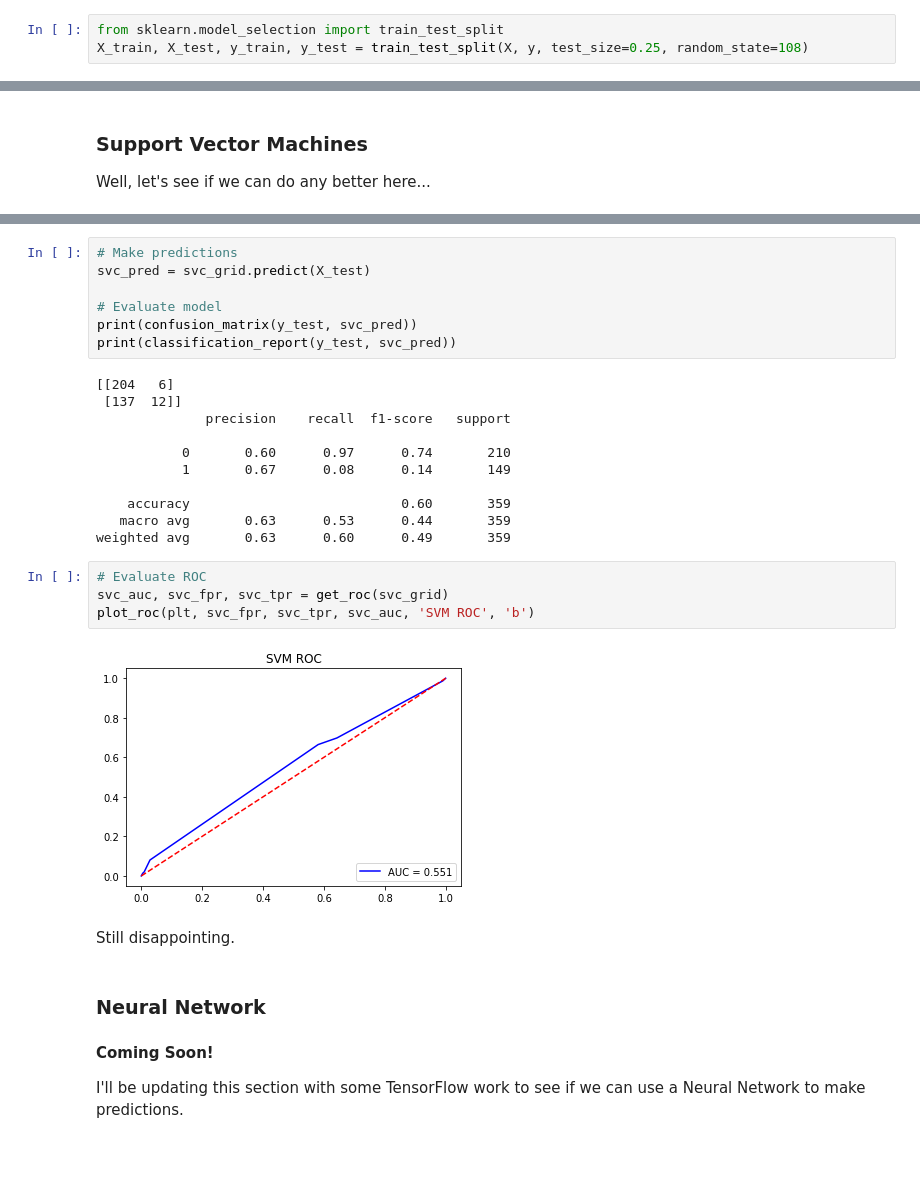
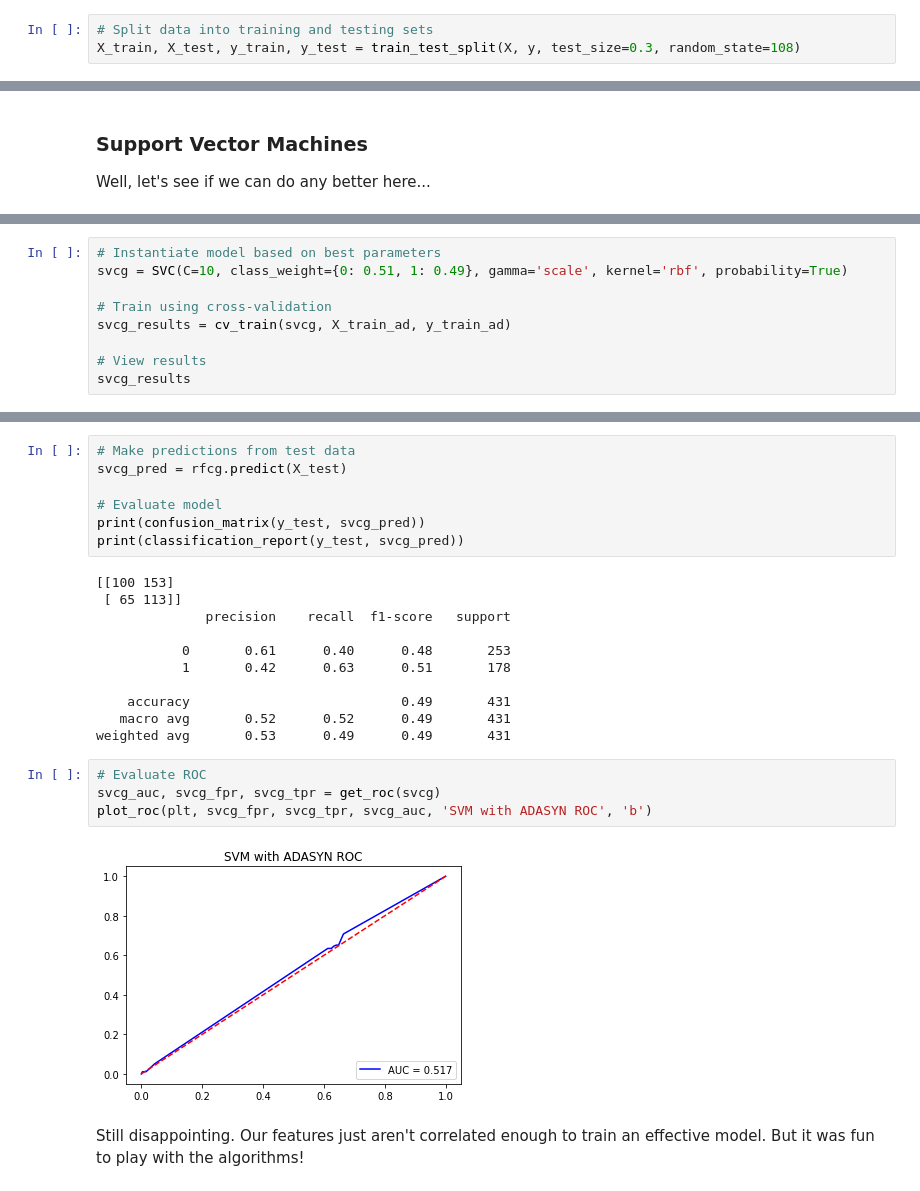
Before and after one commit to kristinamb15/horror-project, a Jupyter notebook: notebooks/a_and_v.ipynb, the cells around one changed output, grey strips where cells are left out. Drawn from its saved outputs; the diff is of its cells as text; blank space fills up the shorter version.

Commit message:
Updated ML algorithms

```diff
--- a/notebooks/a_and_v.ipynb
+++ b/notebooks/a_and_v.ipynb
@@ -310,6 +353,6 @@ y = char_ml['killed_True']
 # %%
-from sklearn.model_selection import train_test_split
-X_train, X_test, y_train, y_test = train_test_split(X, y, test_size=0.25, random_state=108)
+# Split data into training and testing sets
+X_train, X_test, y_train, y_test = train_test_split(X, y, test_size=0.3, random_state=108)
 # %% [markdown]
 ### Logistic Regression
 # %%
@@ -639,0 +872,9 @@ Best: 0.518095 using {'C': 10, 'class_weight': {0: 1, 1: 1}, 'kernel': 'linear',
+# %%
+# Instantiate model based on best parameters
+svcg = SVC(C=10, class_weight={0: 0.51, 1: 0.49}, gamma='scale', kernel='rbf', probability=True)
+
+# Train using cross-validation
+svcg_results = cv_train(svcg, X_train_ad, y_train_ad)
+
+# View results
+svcg_results
@@ -640,32 +899,26 @@ Best: 0.518095 using {'C': 10, 'class_weight': {0: 1, 1: 1}, 'kernel': 'linear',
 # %%
-# Make predictions
-svc_pred = svc_grid.predict(X_test)
+# Make predictions from test data
+svcg_pred = rfcg.predict(X_test)
 
 # Evaluate model
-print(confusion_matrix(y_test, svc_pred))
-print(classification_report(y_test, svc_pred))
+print(confusion_matrix(y_test, svcg_pred))
+print(classification_report(y_test, svcg_pred))
 # %% [output]
-[[204   6]
- [137  12]]
+[[100 153]
+ [ 65 113]]
               precision    recall  f1-score   support
 
-           0       0.60      0.97      0.74       210
-           1       0.67      0.08      0.14       149
+           0       0.61      0.40      0.48       253
+           1       0.42      0.63      0.51       178
 
-    accuracy                           0.60       359
-   macro avg       0.63      0.53      0.44       359
-weighted avg       0.63      0.60      0.49       359
+    accuracy                           0.49       431
+   macro avg       0.52      0.52      0.49       431
+weighted avg       0.53      0.49      0.49       431
 # %%
 # Evaluate ROC
-svc_auc, svc_fpr, svc_tpr = get_roc(svc_grid)
-plot_roc(plt, svc_fpr, svc_tpr, svc_auc, 'SVM ROC', 'b')
+svcg_auc, svcg_fpr, svcg_tpr = get_roc(svcg)
+plot_roc(plt, svcg_fpr, svcg_tpr, svcg_auc, 'SVM with ADASYN ROC', 'b')
 # %% [output]
-[figure, old version]
+[figure, new version]
-# %% [markdown]
-Still disappointing.
-# %% [markdown]
-### Neural Network
-# %% [markdown]
-**Coming Soon!**
-
-I'll be updating this section with some TensorFlow work to see if we can use a Neural Network to make predictions.
+# %% [markdown]
+Still disappointing. Our features just aren't correlated enough to train an effective model. But it was fun to play with the algorithms!
```
Also changed, not shown: parts of 56 cells of this notebook.
